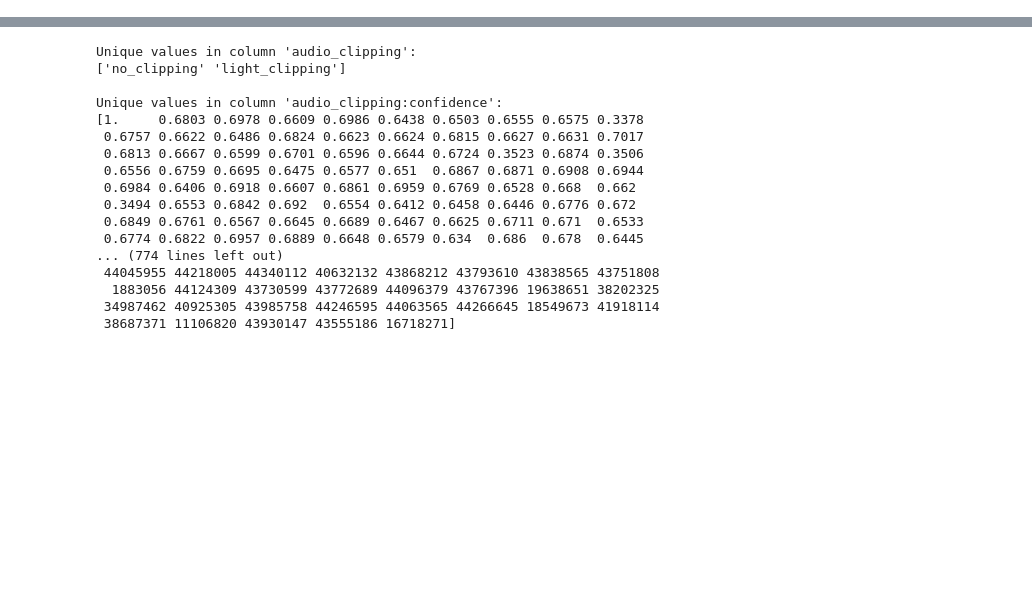
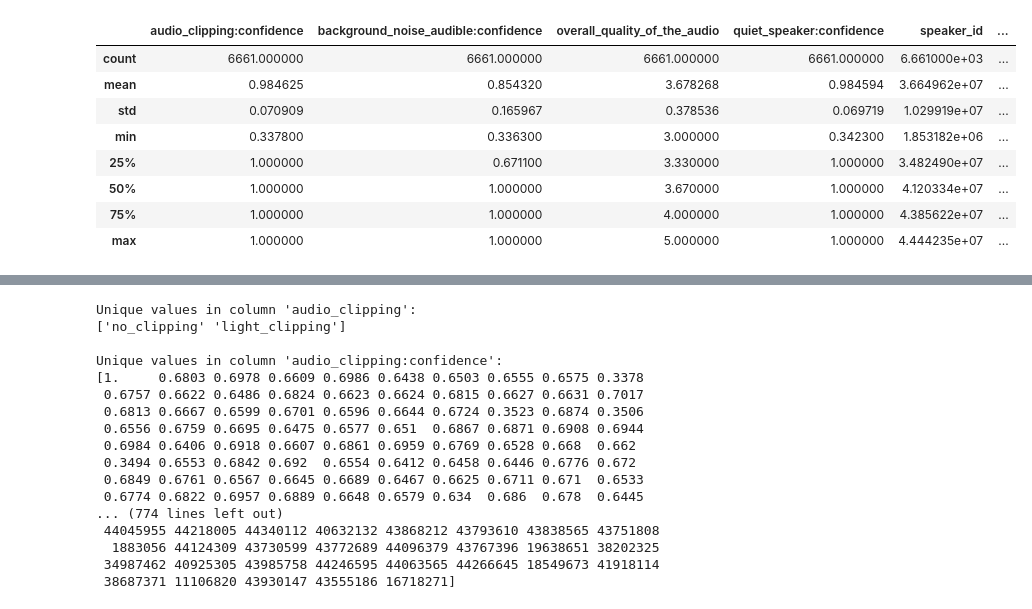
Before and after one commit to Kunal18/Multi-Modal-Intent-Recognition-in-Healthcare, a Jupyter notebook: IntentClassification.ipynb, the cells around one changed output, grey strips where cells are left out. Saved outputs shown, nothing was run; the diff lists cells and outputs as text; code cells hidden in the pictures; blank space fills up the shorter version.

```diff
--- a/IntentClassification.ipynb
+++ b/IntentClassification.ipynb
@@ -49,0 +76,12 @@ df
+# %%
+df.describe()
+# %% [output]
+|  | audio_clipping:confidence | background_noise_audible:confidence | overall_quality_of_the_audio | quiet_speaker:confidence | speaker_id | ... |
+| count | 6661.000000 | 6661.000000 | 6661.000000 | 6661.000000 | 6.661000e+03 | ... |
+| mean | 0.984625 | 0.854320 | 3.678268 | 0.984594 | 3.664962e+07 | ... |
+| std | 0.070909 | 0.165967 | 0.378536 | 0.069719 | 1.029919e+07 | ... |
+| min | 0.337800 | 0.336300 | 3.000000 | 0.342300 | 1.853182e+06 | ... |
+| 25% | 1.000000 | 0.671100 | 3.330000 | 1.000000 | 3.482490e+07 | ... |
+| 50% | 1.000000 | 1.000000 | 3.670000 | 1.000000 | 4.120334e+07 | ... |
+| 75% | 1.000000 | 1.000000 | 4.000000 | 1.000000 | 4.385622e+07 | ... |
+| max | 1.000000 | 1.000000 | 5.000000 | 1.000000 | 4.444235e+07 | ... |
```
Also changed, not shown: parts of 10 cells of this notebook.
